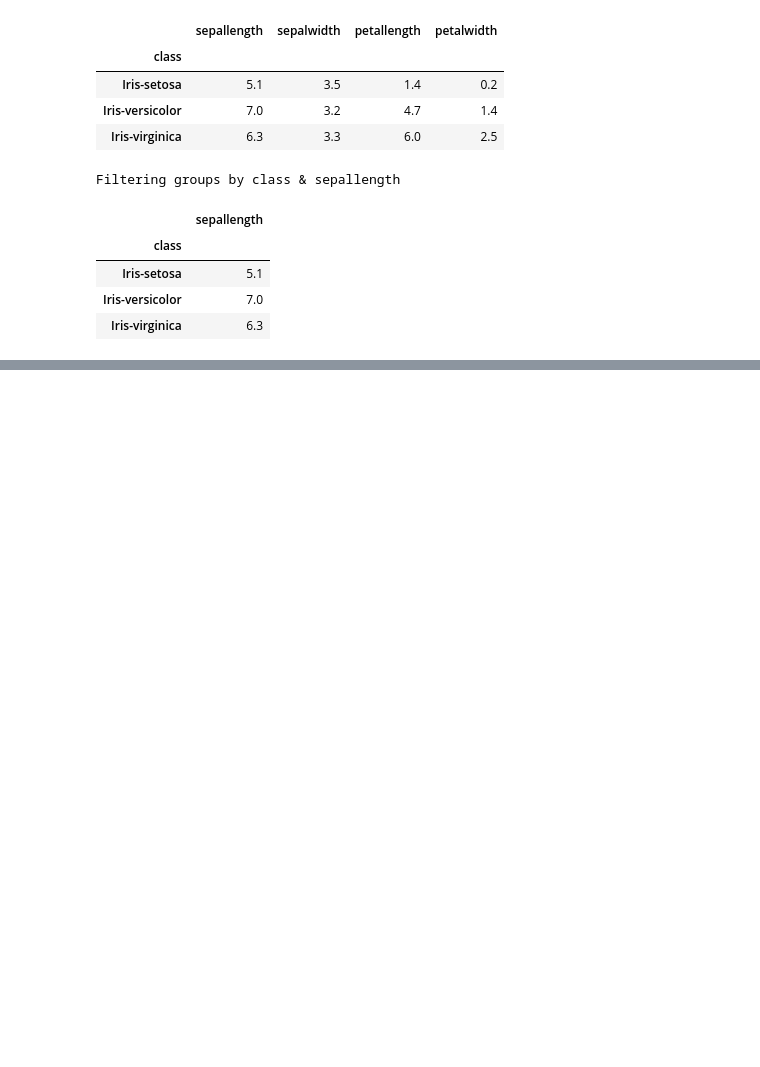
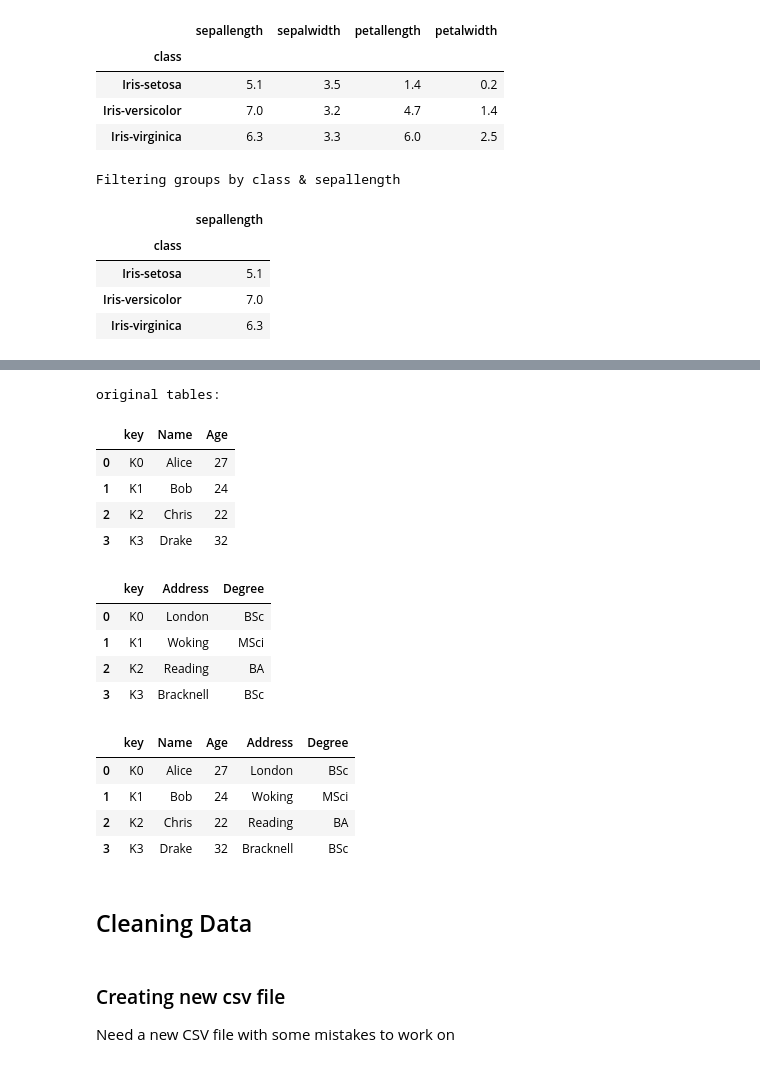
Before and after one commit to kbuksa/data-analysis-project, a Jupyter notebook: library-practice/pandas_start.ipynb, the cells around one changed output, grey strips where cells are left out. Drawn from its saved outputs; the diff is of its cells as text; code cells hidden in the pictures; blank space fills up the shorter version.

```diff
--- a/library-practice/pandas_start.ipynb
+++ b/library-practice/pandas_start.ipynb
@@ -138,0 +229,47 @@ Filtering groups by class & sepallength
+# %%
+# Define a dictionary containing employee data
+data1 = {'key': ['K0', 'K1', 'K2', 'K3'],
+         'Name':['Alice', 'Bob', 'Chris', 'Drake'],
+        'Age':[27, 24, 22, 32],}
+
+# Define a dictionary containing employee data
+data2 = {'key': ['K0', 'K1', 'K2', 'K3'],
+         'Address':['London', 'Woking', 'Reading', 'Bracknell'],
+        'Degree':['BSc', 'MSci', 'BA', 'BSc']}
+
+# Convert the dictionary into DataFrame
+df = pd.DataFrame(data1)
+
+# Convert the dictionary into DataFrame
+df1 = pd.DataFrame(data2)
+
+print("original tables: ")
+display(df, df1)
+
+
+# using .merge() function
+table_merge = pd.merge(df, df1, on='key')
+table_merge
+# %% [output]
+original tables:
+|  | key | Name | Age |
+| 0 | K0 | Alice | 27 |
+| 1 | K1 | Bob | 24 |
+| 2 | K2 | Chris | 22 |
+| 3 | K3 | Drake | 32 |
+|  | key | Address | Degree |
+| 0 | K0 | London | BSc |
+| 1 | K1 | Woking | MSci |
+| 2 | K2 | Reading | BA |
+| 3 | K3 | Bracknell | BSc |
+|  | key | Name | Age | Address | Degree |
+| 0 | K0 | Alice | 27 | London | BSc |
+| 1 | K1 | Bob | 24 | Woking | MSci |
+| 2 | K2 | Chris | 22 | Reading | BA |
+| 3 | K3 | Drake | 32 | Bracknell | BSc |
+# %% [markdown]
+## Cleaning Data
+# %% [markdown]
+### Creating new csv file
+
+Need a new CSV file with some mistakes to work on
```
Also changed, not shown: parts of 25 cells of this notebook.
